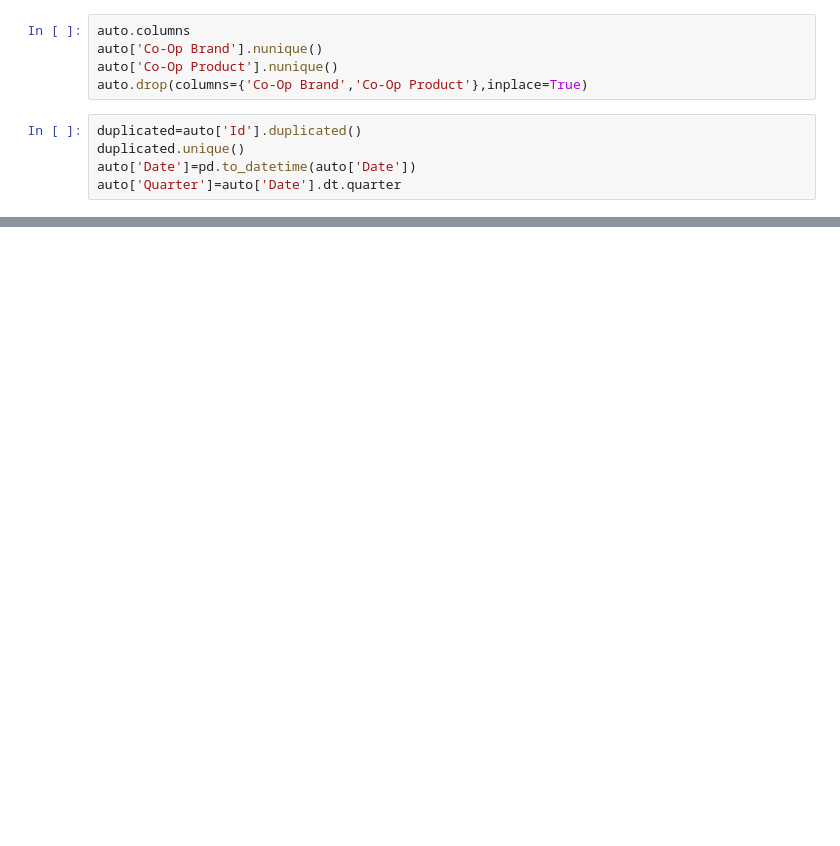
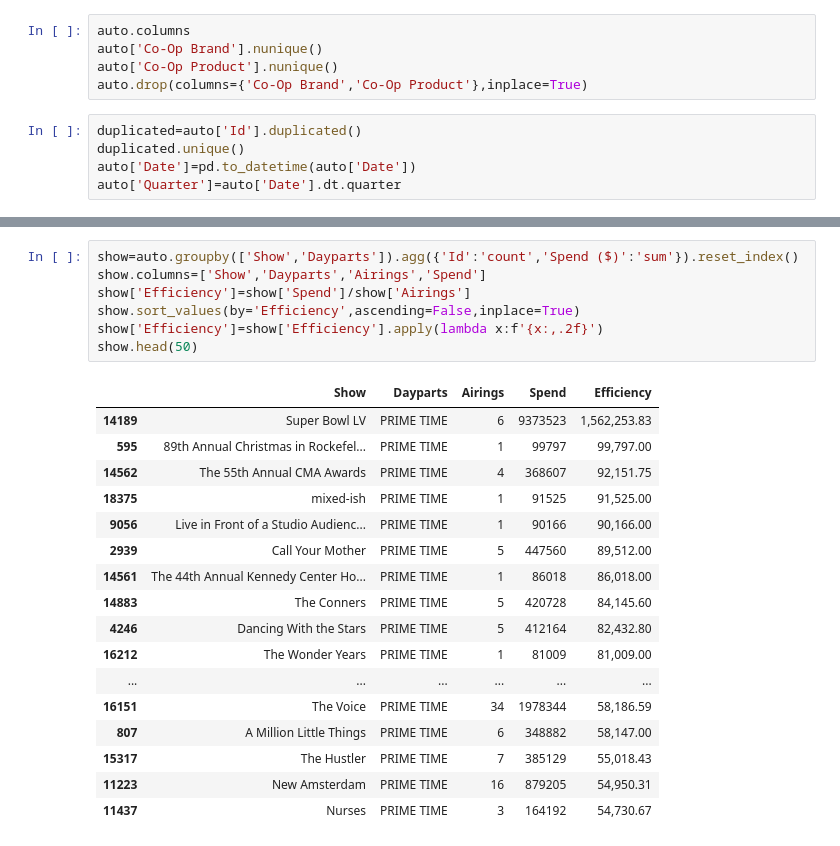
Before and after one commit to AyanDasIITD/Data_Analytics, a Jupyter notebook: LG.ipynb, the cells around one changed output, grey strips where cells are left out. Drawn from its saved outputs; the diff is of its cells as text; blank space fills up the shorter version.

```diff
--- a/LG.ipynb
+++ b/LG.ipynb
@@ -40,0 +77,25 @@ auto['Quarter']=auto['Date'].dt.quarter
+# %%
+show=auto.groupby(['Show','Dayparts']).agg({'Id':'count','Spend ($)':'sum'}).reset_index()
+show.columns=['Show','Dayparts','Airings','Spend']
+show['Efficiency']=show['Spend']/show['Airings']
+show.sort_values(by='Efficiency',ascending=False,inplace=True)
+show['Efficiency']=show['Efficiency'].apply(lambda x:f'{x:,.2f}')
+show.head(50)
+# %% [output]
+|  | Show | Dayparts | Airings | Spend | Efficiency |
+| 14189 | Super Bowl LV | PRIME TIME | 6 | 9373523 | 1,562,253.83 |
+| 595 | 89th Annual Christmas in Rockefel... | PRIME TIME | 1 | 99797 | 99,797.00 |
+| 14562 | The 55th Annual CMA Awards | PRIME TIME | 4 | 368607 | 92,151.75 |
+| 18375 | mixed-ish | PRIME TIME | 1 | 91525 | 91,525.00 |
+| 9056 | Live in Front of a Studio Audienc... | PRIME TIME | 1 | 90166 | 90,166.00 |
+| 2939 | Call Your Mother | PRIME TIME | 5 | 447560 | 89,512.00 |
+| 14561 | The 44th Annual Kennedy Center Ho... | PRIME TIME | 1 | 86018 | 86,018.00 |
+| 14883 | The Conners | PRIME TIME | 5 | 420728 | 84,145.60 |
+| 4246 | Dancing With the Stars | PRIME TIME | 5 | 412164 | 82,432.80 |
+| 16212 | The Wonder Years | PRIME TIME | 1 | 81009 | 81,009.00 |
+| ... | ... | ... | ... | ... | ... |
+| 16151 | The Voice | PRIME TIME | 34 | 1978344 | 58,186.59 |
+| 807 | A Million Little Things | PRIME TIME | 6 | 348882 | 58,147.00 |
+| 15317 | The Hustler | PRIME TIME | 7 | 385129 | 55,018.43 |
+| 11223 | New Amsterdam | PRIME TIME | 16 | 879205 | 54,950.31 |
+| 11437 | Nurses | PRIME TIME | 3 | 164192 | 54,730.67 |
```
Also changed, not shown: parts of 13 cells of this notebook, 2 other files.
